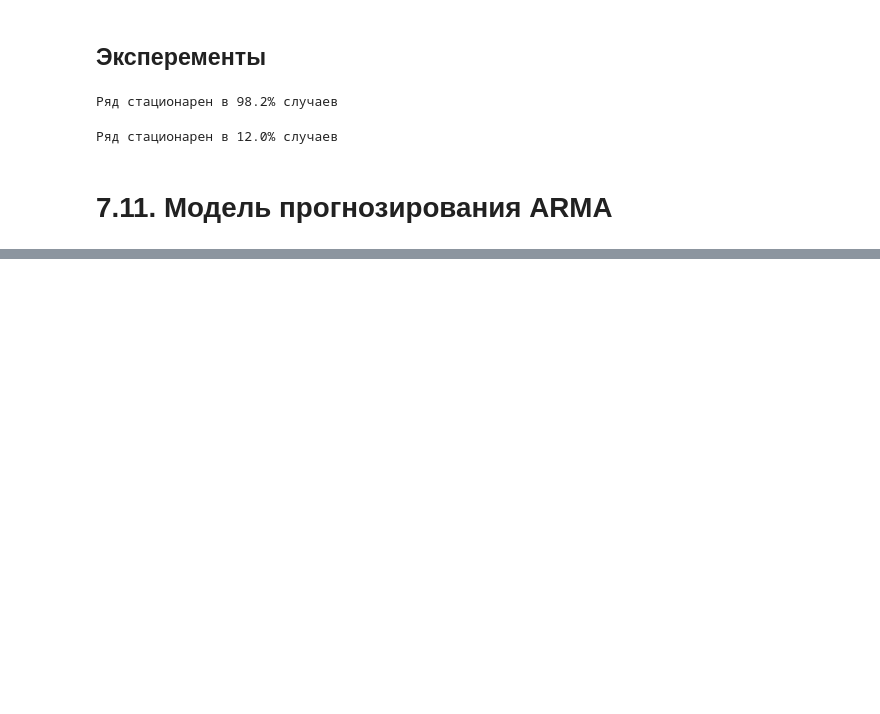
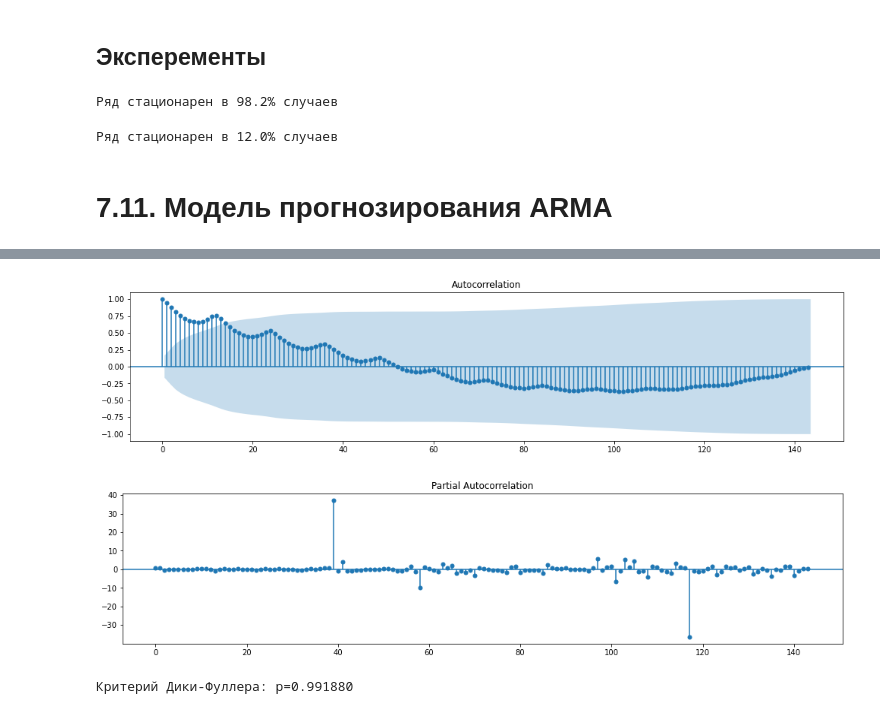
Before and after one commit to IvanRumyantsev/Skillfactory_DST_10, a Jupyter notebook: Юнит 7. Machine Learning в продакшн/MATH&STAT-7. Временные ряды/MATH&STAT-7. Временные ряды.ipynb, the cells around one changed output, grey strips where cells are left out. Drawn from its saved outputs; the diff is of its cells as text; code cells hidden in the pictures; blank space fills up the shorter version.

```diff
--- a/Юнит 7. Machine Learning в продакшн/MATH&STAT-7. Временные ряды/MATH&STAT-7. Временные ряды.ipynb
+++ b/Юнит 7. Machine Learning в продакшн/MATH&STAT-7. Временные ряды/MATH&STAT-7. Временные ряды.ipynb
@@ -1003,0 +1036,26 @@ print('Ряд стационарен в {}% случаев'.format((s/N)*100))
+# %%
+df = pd.read_csv('AirPassengers.csv')
+df['Month'] = pd.to_datetime(df['Month'], format = '%Y-%m')
+df = df.set_index(pd.DatetimeIndex(df['Month']))
+df.drop(['Month'], axis =1, inplace = True)
+df.columns = ['Passengers']
+df['Passengers'] = df['Passengers'].apply(lambda x: float(x))
+p=df.Passengers
+#df.head(3)
+# %%
+plt.figure(figsize = (17,8))
+
+ax = plt.subplot(211)
+sm.graphics.tsa.plot_acf(p.squeeze(), lags=143, ax=ax)
+plt.show()
+
+plt.figure(figsize = (17,8))
+ax = plt.subplot(212)
+sm.graphics.tsa.plot_pacf(p.squeeze(), lags=143, ax=ax)
+plt.show()
+
+print("Критерий Дики-Фуллера: p=%f" % sm.tsa.stattools.adfuller(p)[1])
+# %% [output]
+[figure, added]
+[figure, added]
+Критерий Дики-Фуллера: p=0.991880
```
Also changed, not shown: parts of 16 cells of this notebook, 1 other file.
